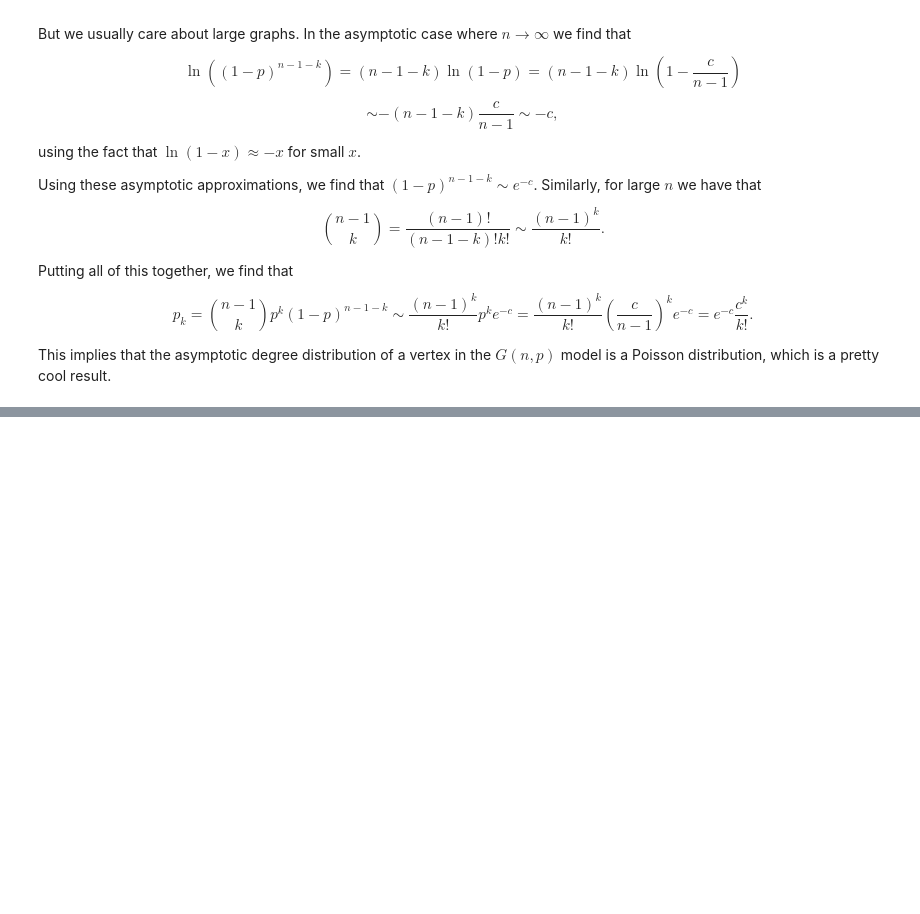
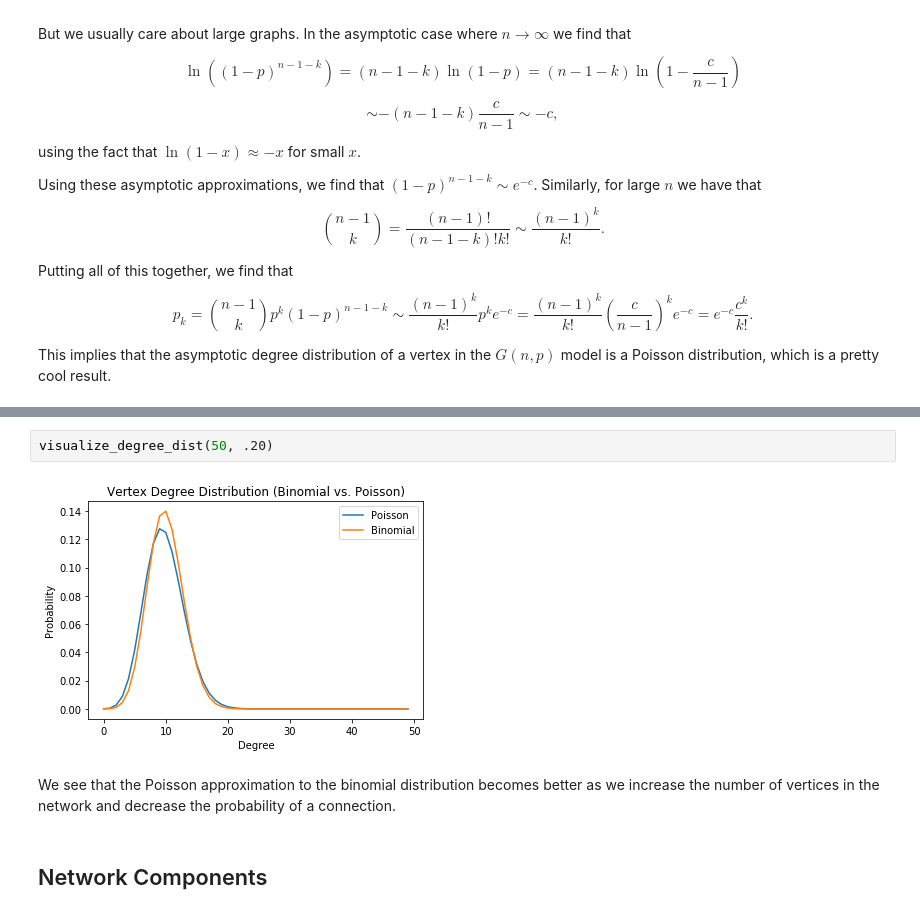
Before and after one commit to bzelditch/DataScience, a Jupyter notebook: ComplexNetworks/Complex Networks.ipynb, the cells around one changed output, grey strips where cells are left out. Saved outputs shown, nothing was run; the diff lists cells and outputs as text; blank space fills up the shorter version.

Commit message:
network

```diff
--- a/ComplexNetworks/Complex Networks.ipynb
+++ b/ComplexNetworks/Complex Networks.ipynb
@@ -77,0 +97,8 @@ This implies that the asymptotic degree distribution of a vertex in the $G(n, p)
+# %%
+visualize_degree_dist(50, .20)
+# %% [output]
+[figure, added]
+# %% [markdown]
+We see that the Poisson approximation to the binomial distribution becomes better as we increase the number of vertices in the network and decrease the probability of a connection.
+# %% [markdown]
+## Network Components
```
Also changed, not shown: parts of 6 cells of this notebook.
